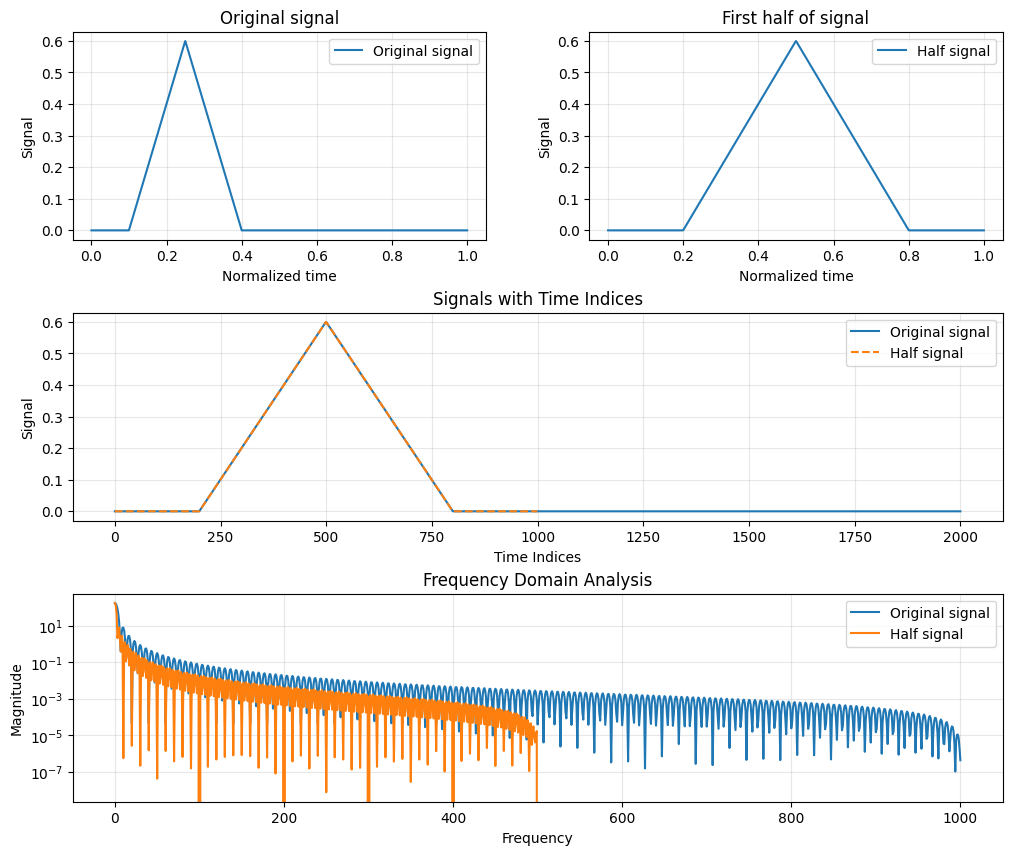
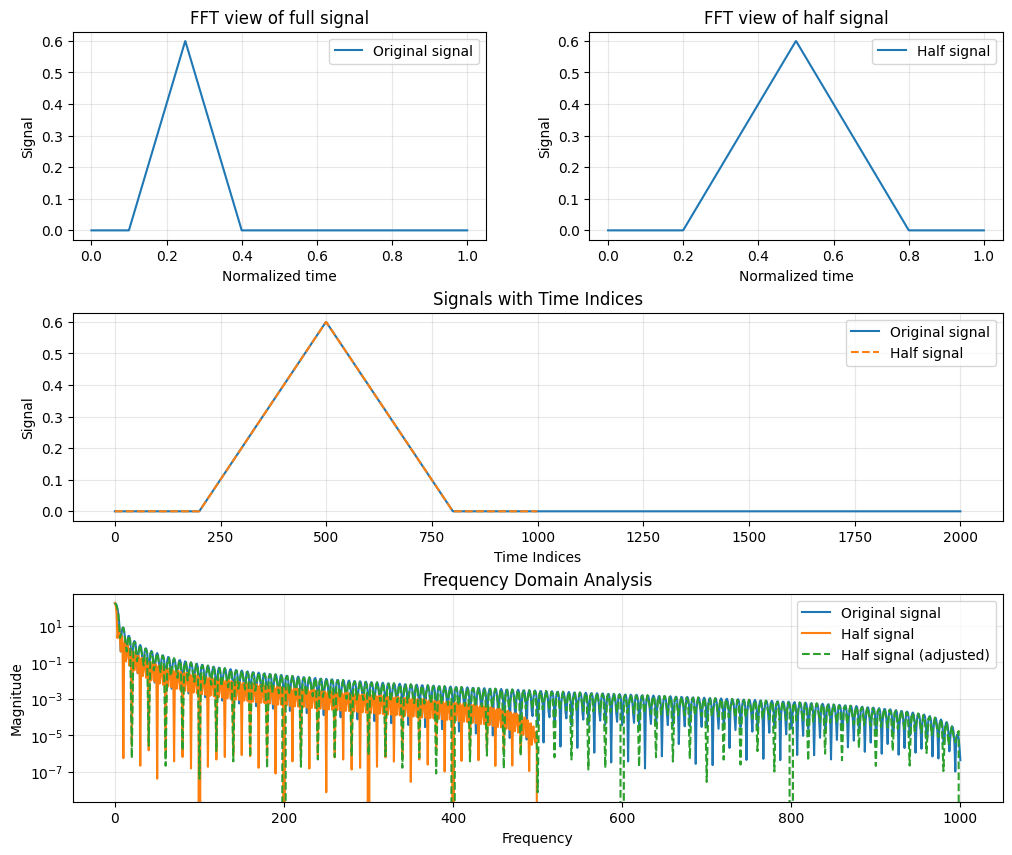
The notebook cell's code change between the first figure and the second:
--- before
+++ after
@@ -19,11 +19,12 @@
 ax2.plot([i for i in range(len(x_half))], x_half.cpu().numpy(), label="Half signal", linestyle = '--')
 
-ax3.plot(range(len(x_orig_fft)), x_orig_fft.cpu(), label="Original signal")
-ax3.plot(range(len(x_half_fft)), x_half_fft.cpu(), label="Half signal")
+ax3.plot([i for i in range(len(x_orig_fft))], x_orig_fft.cpu(), label="Original signal")
+ax3.plot([i for i in range(len(x_half_fft))], x_half_fft.cpu(), label="Half signal")
+ax3.plot([2*i for i in range(len(x_half_fft))], x_half_fft.cpu(), label="Half signal (adjusted)", linestyle='--')
 
 for ax in [ax0, ax1, ax2, ax3]: ax.grid(True, alpha=0.3); ax.legend()
 
-ax0.set_title("Original signal")
-ax1.set_title("First half of signal")
+ax0.set_title("FFT view of full signal")
+ax1.set_title("FFT view of half signal")
 ax2.set_title("Signals with Time Indices")
 ax3.set_title("Frequency Domain Analysis")

Commit: updated friction notebook